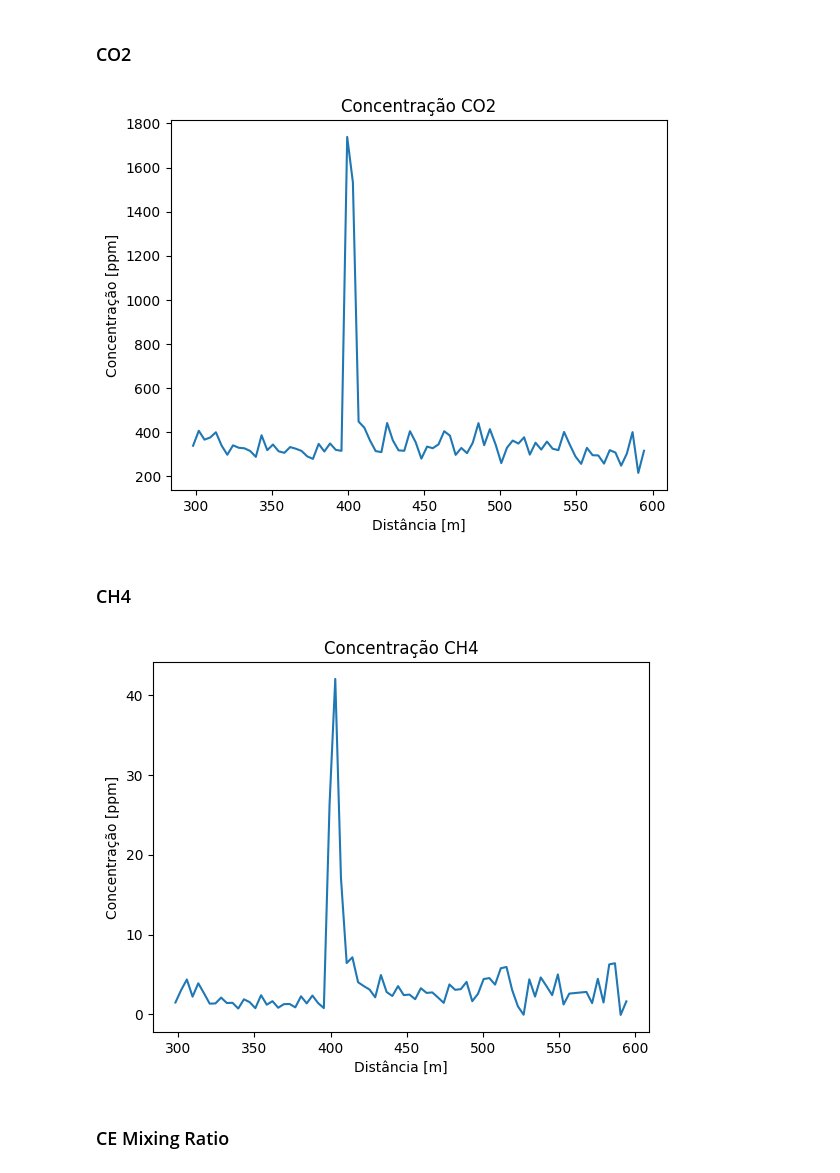
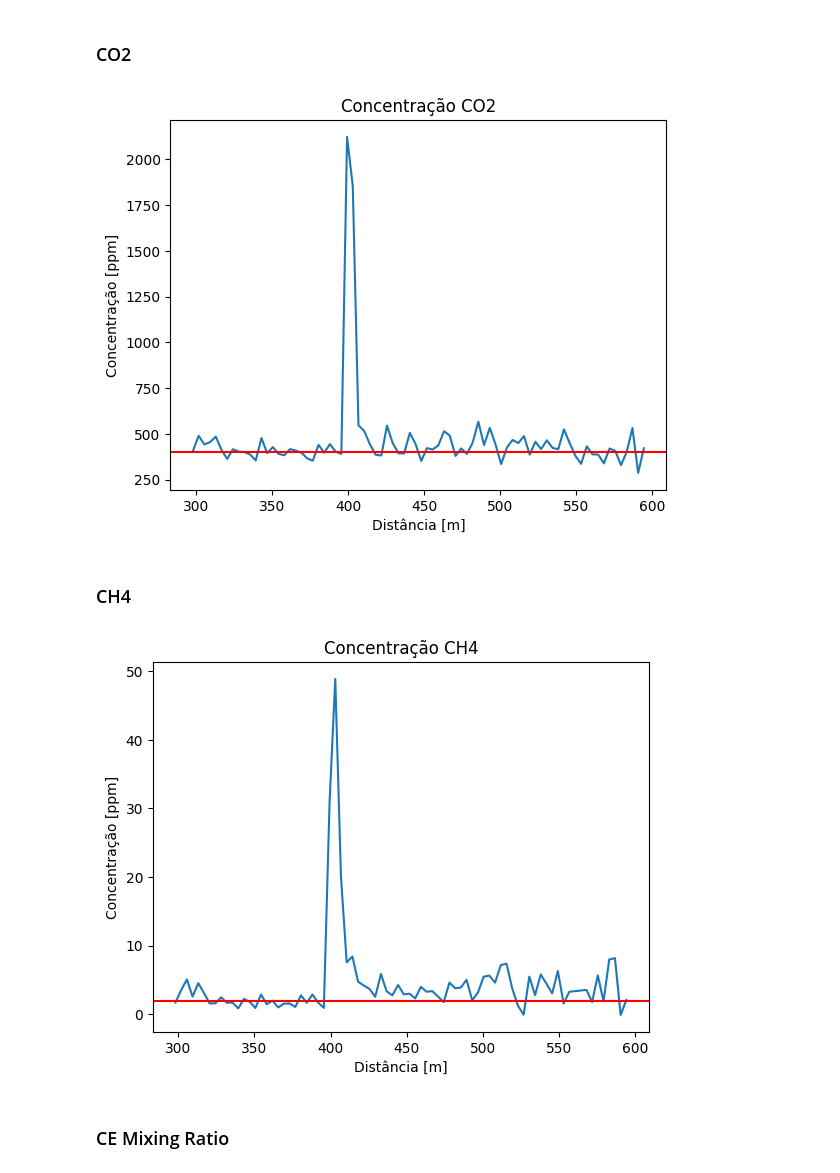
Before and after one commit to JairoRotava/lifa, a Jupyter notebook: notebooks/fames processing pipeline.ipynb, the cells around one changed output. Saved outputs shown, nothing was run; the diff lists cells and outputs as text; code cells hidden in the pictures.

```diff
--- a/notebooks/fames processing pipeline.ipynb
+++ b/notebooks/fames processing pipeline.ipynb
@@ -152,8 +158,9 @@ fig, ax = plt.subplots(nrows=len(upper_signal), figsize=(10,40), layout='constra
 
 plt.suptitle('Posição flare: {}'.format(flare_pos))
 for i,(key, data) in enumerate(signal.items()):
+    ax[i].axvline(flare_pos, 0, 1, color='r')
+
     ax[i].plot(z, data, label=key)
-    ax[i].axvline(flare_pos, 0, 1, color='r')
 
     #plt.plot(z, non_paralyzable_corrected, 'g', label='Non paralyzable')
 
@@ -164,6 +171,6 @@ for i,(key, data) in enumerate(signal.items()):
     ax[i].set_xlabel('distance (m)')
     #ax[i].set_ylabel('signal (mV)')
     ax[i].legend(loc='upper right')
-    ax[i].set_yscale('log')
-    ax[i].set_xlim(0,3000)
+    #ax[i].set_yscale('log')
+    ax[i].set_xlim(0,1200)
 # %% [output]
@@ -170,0 +181,10 @@ for i,(key, data) in enumerate(signal.items()):
+# %%
+cross_talk_correction = 160
+plt.plot(z, signal['rayleigh_355']/cross_talk_correction, label = 'Rayleigh 355 nm')
+plt.plot(z, signal['n2_raman_353'],  label = 'Raman 353 nm')
+plt.plot(z, signal['n2_raman_353'] - (signal['rayleigh_355']/cross_talk_correction),  label = '353 nm corrected')
+
+plt.legend()
+#plt.yscale('log')
+
+plt.xlim(0,3000)
@@ -171,3 +194,6 @@ for i,(key, data) in enumerate(signal.items()):
+# %%
+# Corrige cross talk do 355 no 353 nm
+signal['n2_raman_353'] = signal['n2_raman_353'] - (signal['rayleigh_355']/cross_talk_correction)
 # %% [markdown]
 ### Vizualização dados range corrected
 Aqui é possível avaliar a qualidade dos dados e até onde eles são válidos.
@@ -223,7 +263,8 @@ alpha_aer = np.zeros_like(height)
 ### CO2
 # %%
 # Mixing ration CO2 e N2
-co2_calib = 25000   # Concentração na atmosfera é aproximadamente 400 ppm
+co2_calib = 26000
+co2_ref = 400 # Concentração na atmosfera é aproximadamente 400 ppm
 co2_mixing_ratio = raman_mixing_ratio.raman_mixing_ratio(signal_rc['co2_raman_371'],
                                       signal_rc['n2_raman_353'],
                                       3.75,
@@ -235,35 +276,37 @@ co2_mixing_ratio = raman_mixing_ratio.raman_mixing_ratio(signal_rc['co2_raman_37
                                       temperature)
 
 plt.plot(z[bin_min:bin_max], co2_mixing_ratio[bin_min:bin_max])
+plt.axhline(co2_ref, 0, 1, color='r')
 plt.title('Concentração CO2')
 plt.xlabel('Distância [m]')
 plt.ylabel('Concentração [ppm]')
 plt.show()
 # %% [output]
-[figure, old version]
+[figure, new version]
 # %% [markdown]
 ### CH4
 # %%
 # Mixing ration CH4 e N2
-ch4_calib = 4000   # Concentração na atmosfera é aproximadamente 2 ppm
+ch4_calib = 4000
+ch4_ref = 2 # Concentração na atmosfera é aproximadamente 2 ppm
 ch4_mixing_ratio = raman_mixing_ratio.raman_mixing_ratio(signal_rc['ch4_raman_395_p'],
                                       signal_rc['n2_raman_353'],
                                       3.75,
                                       alpha_aer,
                                       ch4_calib,
                                       395,
                                       353,
                                       pressure,
                                       temperature)
 
 plt.plot(z[bin_min:bin_max], ch4_mixing_ratio[bin_min:bin_max])
-
+plt.axhline(ch4_ref, 0, 1, color='r')
 plt.title('Concentração CH4')
 plt.xlabel('Distância [m]')
 plt.ylabel('Concentração [ppm]')
 plt.show()
 # %% [output]
-[figure, old version]
+[figure, new version]
 # %% [markdown]
 ### CE Mixing Ratio
 # %%
```
Also changed, not shown: parts of 17 cells of this notebook.
